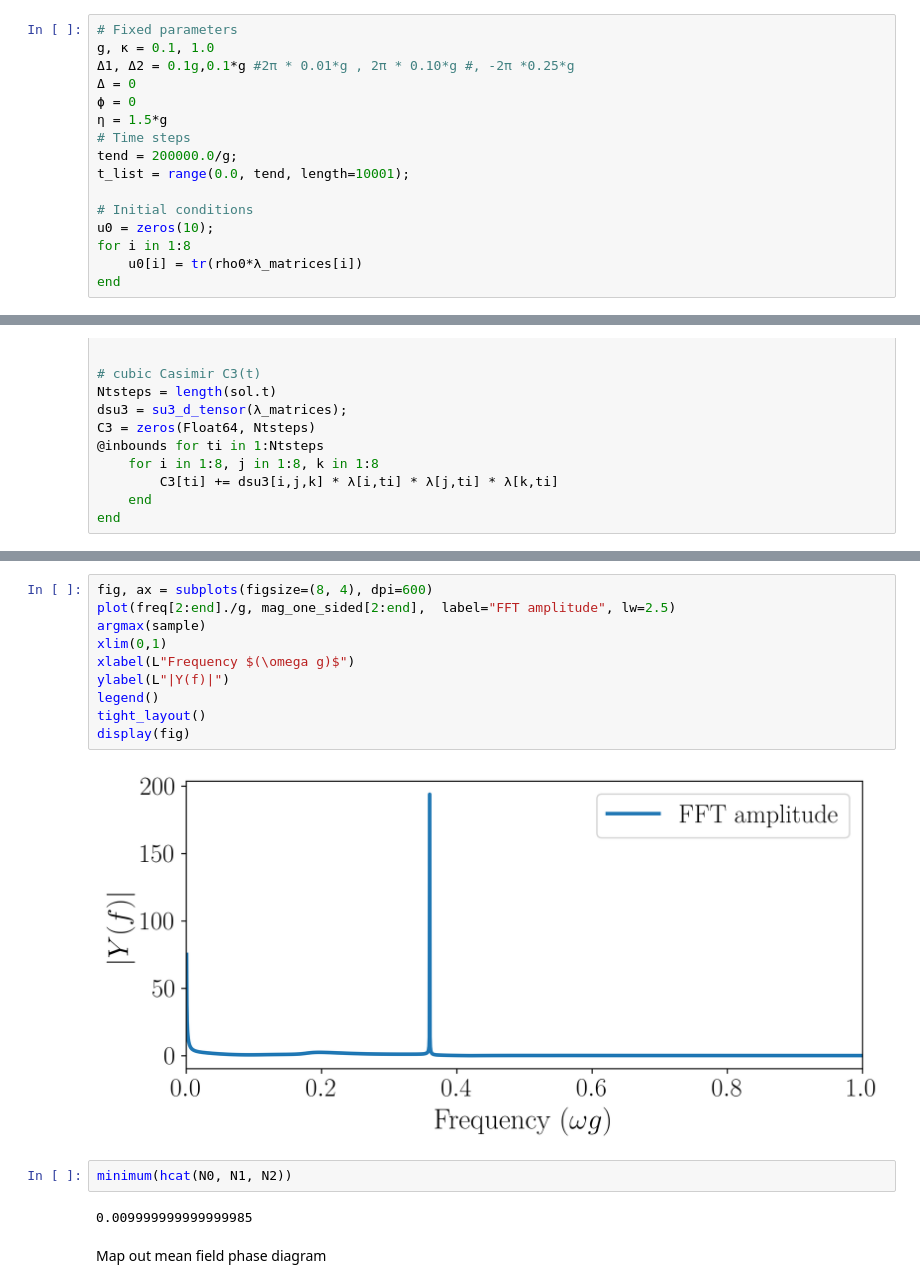
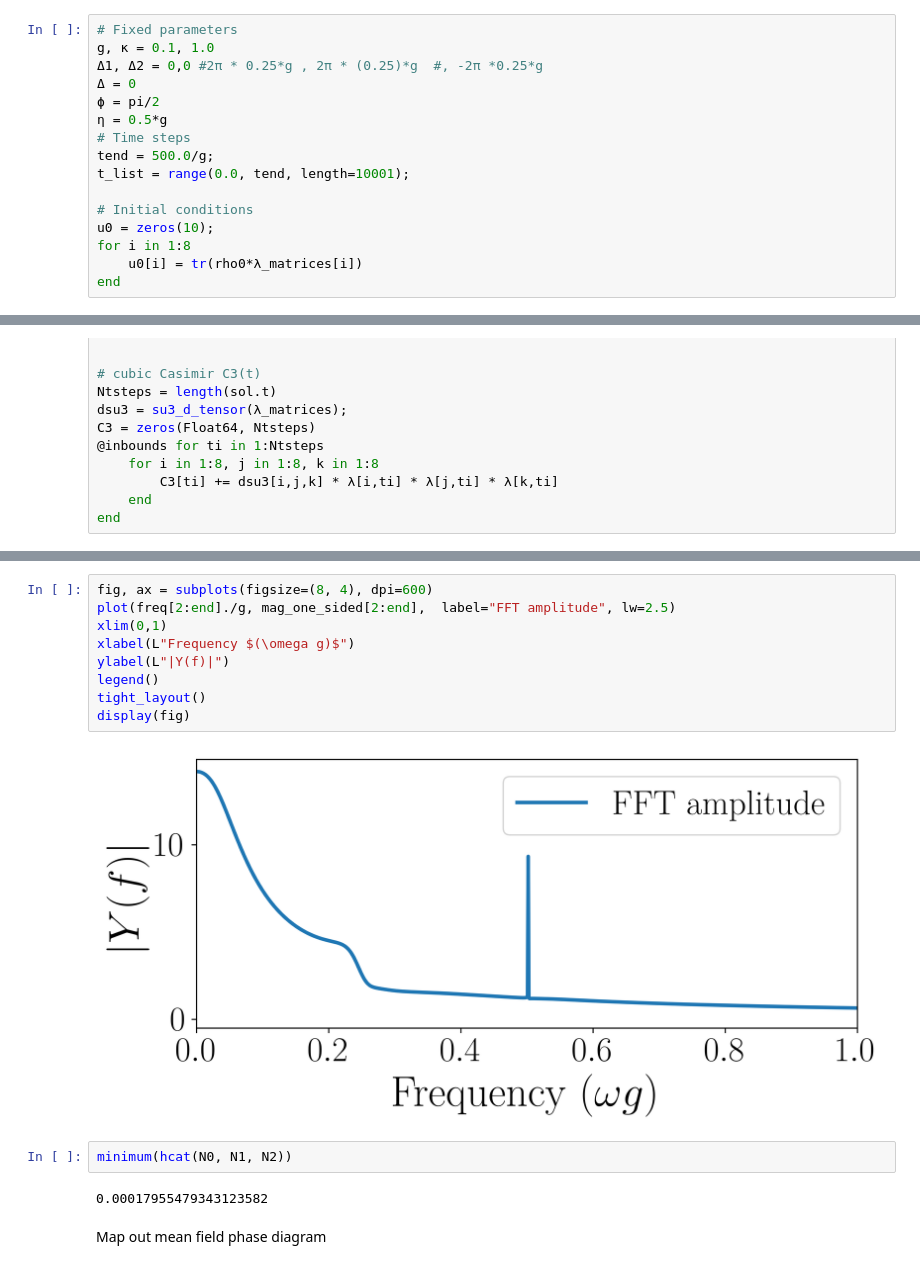
Before and after one commit to MarcNairn/nonreciprocal-dimer, a Jupyter notebook: debug/spin1_debug.ipynb, the cells around one changed output, grey strips where cells are left out. Saved outputs shown, nothing was run; the diff lists cells and outputs as text.

```diff
--- a/debug/spin1_debug.ipynb
+++ b/debug/spin1_debug.ipynb
@@ -217,12 +219,12 @@ $\mathfrak{su}(3)$ quadratic and cubic Casimir operators $C_2$, $C_3$, define an
 # %%
 # Fixed parameters
 g, κ = 0.1, 1.0
-Δ1, Δ2 = 0.1g,0.1*g #2π * 0.01*g , 2π * 0.10*g #, -2π *0.25*g
+Δ1, Δ2 = 0,0 #2π * 0.25*g , 2π * (0.25)*g  #, -2π *0.25*g
 Δ = 0
-ϕ = 0
-η = 1.5*g
+ϕ = pi/2
+η = 0.5*g
 # Time steps
-tend = 200000.0/g;
+tend = 500.0/g;
 t_list = range(0.0, tend, length=10001);
 
 # Initial conditions
@@ -331,19 +333,18 @@ freq = Fs .* (0:(length(mag_one_sided)-1)) ./ n
 # %%
 fig, ax = subplots(figsize=(8, 4), dpi=600)
 plot(freq[2:end]./g, mag_one_sided[2:end],  label="FFT amplitude", lw=2.5)
-argmax(sample)
 xlim(0,1)
 xlabel(L"Frequency $(\omega g)$")
 ylabel(L"|Y(f)|")
 legend()
 tight_layout()
 display(fig)
 # %% [output]
-[figure, old version]
+[figure, new version]
 # %%
 minimum(hcat(N0, N1, N2))
 # %% [output]
-0.009999999999999985
+0.00017955479343123582
 # %% [markdown]
 Map out mean field phase diagram
 # %%
```
Also changed, not shown: parts of 19 cells of this notebook, 41 other files.
